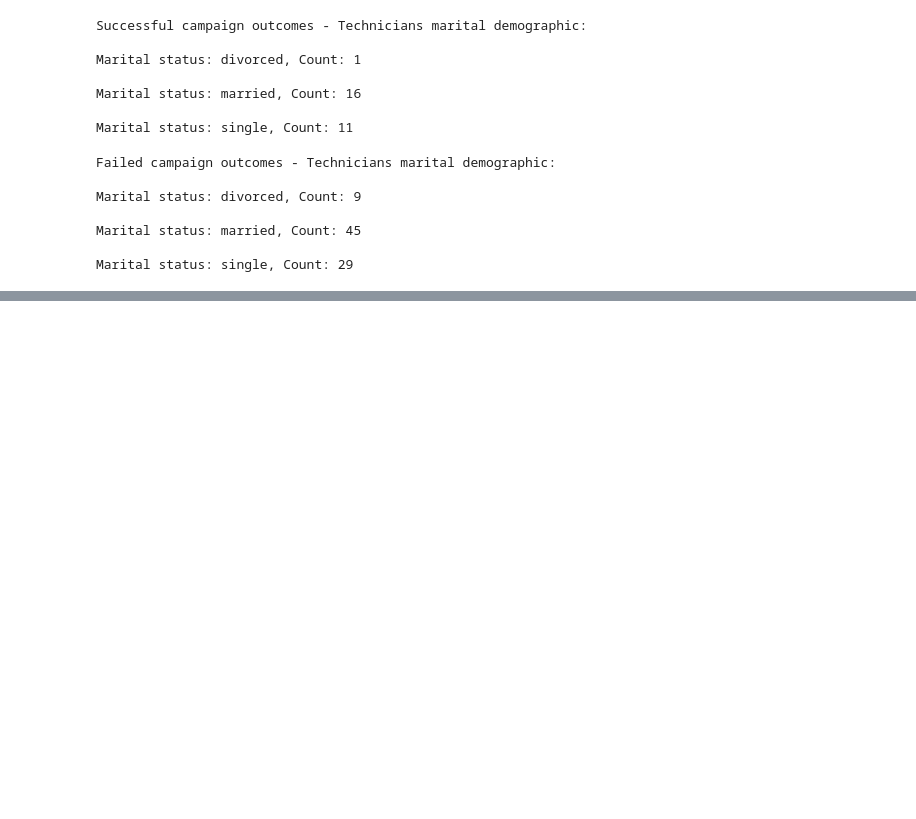
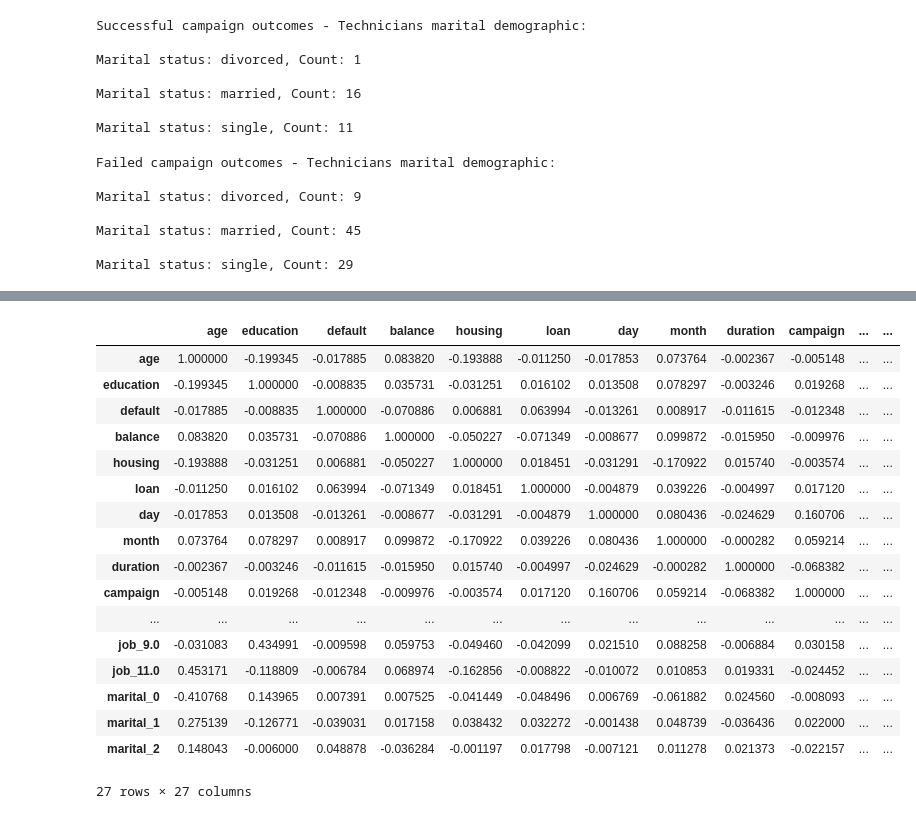
Before and after one commit to Mehtab859/bug-free-octo-fishstick, a Jupyter notebook: bank_notebook.ipynb, the cells around one changed output, grey strips where cells are left out. Drawn from its saved outputs; the diff is of its cells as text; code cells hidden in the pictures; blank space fills up the shorter version.

```diff
--- a/bank_notebook.ipynb
+++ b/bank_notebook.ipynb
@@ -359,0 +389,20 @@ Marital status: single, Count: 29
+# %%
+month_mapping = {
+    'jan': 1,
+    'feb': 2,
+    'mar': 3,
+    'apr': 4,
+    'may': 5,
+    'jun': 6,
+    'jul': 7,
+    'aug': 8,
+    'sep': 9,
+    'oct': 10,
+    'nov': 11,
+    'dec': 12
+}
+
+# Convert 'month' column to numbers using mapping dictionary
+df3['month'] = df3['month'].map(month_mapping)
+
+print(df3)
@@ -359,0 +427,8 @@ Marital status: single, Count: 29
+# %%
+mapping = {
+    'yes':1,
+    'no': 0
+}
+
+df3['y'] = df3['y'].map(mapping)
+print(df3)
@@ -359,0 +453,5 @@ Marital status: single, Count: 29
+# %%
+marital_dummies = pd.get_dummies(df3['marital'], prefix='marital')
+marital_dummies_binary = marital_dummies.astype(int)
+df3 = pd.concat([df3, marital_dummies_binary], axis = 1)
+print(df3)
@@ -359,0 +476,3 @@ Marital status: single, Count: 29
+# %%
+df3.drop(columns=['marital'], inplace=True)
+df3.head()
@@ -359,0 +487,21 @@ Marital status: single, Count: 29
+# %%
+df3.corr(numeric_only=True)
+# %% [output]
+|  | age | education | default | balance | housing | loan | day | month | duration | campaign | ... | ... |
+| age | 1.000000 | -0.199345 | -0.017885 | 0.083820 | -0.193888 | -0.011250 | -0.017853 | 0.073764 | -0.002367 | -0.005148 | ... | ... |
+| education | -0.199345 | 1.000000 | -0.008835 | 0.035731 | -0.031251 | 0.016102 | 0.013508 | 0.078297 | -0.003246 | 0.019268 | ... | ... |
+| default | -0.017885 | -0.008835 | 1.000000 | -0.070886 | 0.006881 | 0.063994 | -0.013261 | 0.008917 | -0.011615 | -0.012348 | ... | ... |
+| balance | 0.083820 | 0.035731 | -0.070886 | 1.000000 | -0.050227 | -0.071349 | -0.008677 | 0.099872 | -0.015950 | -0.009976 | ... | ... |
+| housing | -0.193888 | -0.031251 | 0.006881 | -0.050227 | 1.000000 | 0.018451 | -0.031291 | -0.170922 | 0.015740 | -0.003574 | ... | ... |
+| loan | -0.011250 | 0.016102 | 0.063994 | -0.071349 | 0.018451 | 1.000000 | -0.004879 | 0.039226 | -0.004997 | 0.017120 | ... | ... |
+| day | -0.017853 | 0.013508 | -0.013261 | -0.008677 | -0.031291 | -0.004879 | 1.000000 | 0.080436 | -0.024629 | 0.160706 | ... | ... |
+| month | 0.073764 | 0.078297 | 0.008917 | 0.099872 | -0.170922 | 0.039226 | 0.080436 | 1.000000 | -0.000282 | 0.059214 | ... | ... |
+| duration | -0.002367 | -0.003246 | -0.011615 | -0.015950 | 0.015740 | -0.004997 | -0.024629 | -0.000282 | 1.000000 | -0.068382 | ... | ... |
+| campaign | -0.005148 | 0.019268 | -0.012348 | -0.009976 | -0.003574 | 0.017120 | 0.160706 | 0.059214 | -0.068382 | 1.000000 | ... | ... |
+| ... | ... | ... | ... | ... | ... | ... | ... | ... | ... | ... | ... | ... |
+| job_9.0 | -0.031083 | 0.434991 | -0.009598 | 0.059753 | -0.049460 | -0.042099 | 0.021510 | 0.088258 | -0.006884 | 0.030158 | ... | ... |
+| job_11.0 | 0.453171 | -0.118809 | -0.006784 | 0.068974 | -0.162856 | -0.008822 | -0.010072 | 0.010853 | 0.019331 | -0.024452 | ... | ... |
+| marital_0 | -0.410768 | 0.143965 | 0.007391 | 0.007525 | -0.041449 | -0.048496 | 0.006769 | -0.061882 | 0.024560 | -0.008093 | ... | ... |
+| marital_1 | 0.275139 | -0.126771 | -0.039031 | 0.017158 | 0.038432 | 0.032272 | -0.001438 | 0.048739 | -0.036436 | 0.022000 | ... | ... |
+| marital_2 | 0.148043 | -0.006000 | 0.048878 | -0.036284 | -0.001197 | 0.017798 | -0.007121 | 0.011278 | 0.021373 | -0.022157 | ... | ... |
+27 rows × 27 columns
```
Also changed, not shown: parts of 11 cells of this notebook.
